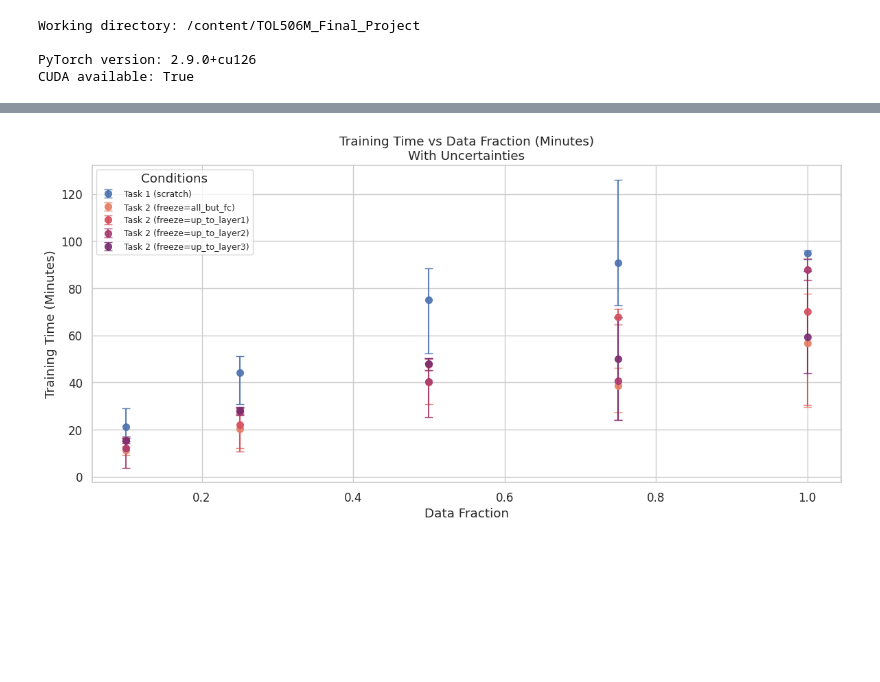
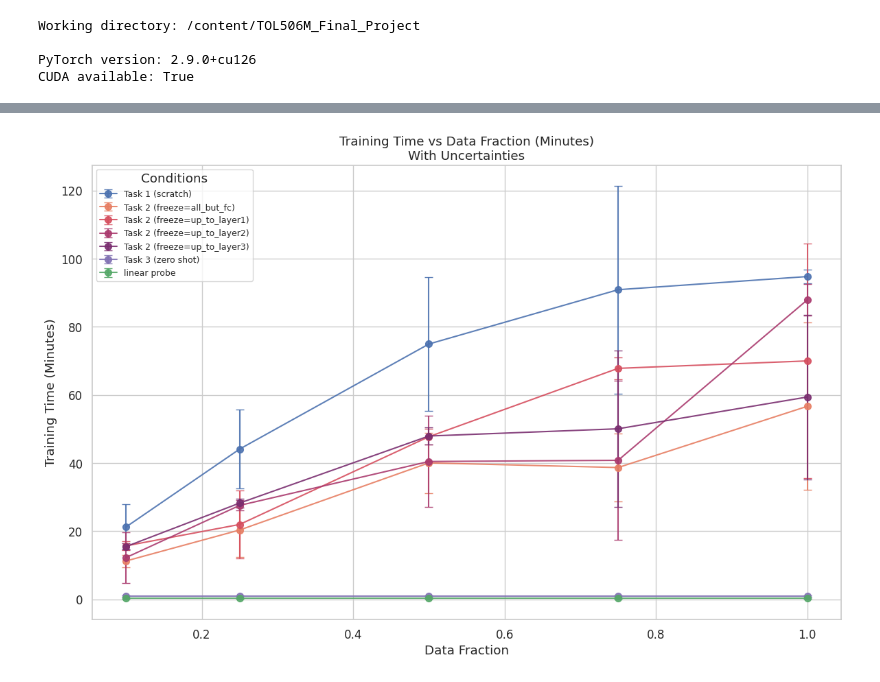
Before and after one commit to LuizaRamos/TOL506M_Final_Project, a Jupyter notebook: notebooks/04_learning_curves.ipynb, the cells around one changed output, grey strips where cells are left out. Saved outputs shown, nothing was run; the diff lists cells and outputs as text; code cells hidden in the pictures; blank space fills up the shorter version.

```diff
--- a/notebooks/04_learning_curves.ipynb
+++ b/notebooks/04_learning_curves.ipynb
@@ -31,23 +31,14 @@ import os
 import subprocess
 import importlib
 import json
-import time
-import random
 import matplotlib.pyplot as plt
 import seaborn as sns
 import numpy as np
 import pandas as pd
 from pathlib import Path
-from collections import Counter, defaultdict
-from PIL import Image
-from typing import Dict, List, Tuple
+from collections import defaultdict
 
 import torch
-import torch.nn as nn
-from torch.utils.data import Subset, DataLoader
-from torchvision import datasets, transforms
-import torch.optim as optim
-from torch.optim.lr_scheduler import ReduceLROnPlateau, CosineAnnealingLR
 
 project_root = Path.cwd()
 if project_root.name != "TOL506M_Final_Project":
@@ -71,7 +62,7 @@ if str(project_root) not in sys.path:
 
 # Plot styling
 sns.set_style("whitegrid")
-plt.rcParams.update({"figure.figsize": (12, 6), "font.size": 12})
+plt.rcParams.update({"figure.figsize": (12, 8), "font.size": 12})
 
 print(f"\nPyTorch version: {torch.__version__}")
 print(f"CUDA available: {torch.cuda.is_available()}")
@@ -210,44 +406,49 @@ df
 # %%
 sns.set_theme(style="whitegrid", font_scale=1.1)
 
-plt.figure(figsize=(12, 6))
+plt.figure(figsize=(12, 8))
 
-# Define consistent palette:
+# Define consistent base palette
 palette = {
-    "Task 1 (scratch)": "C0"
+    "Task 1 (scratch)": "C0",
+    "Task 3 (zero shot)": "C4",
+    "linear probe": "C2",
 }
 
-# Identify Task 2 labels
-task2_labels = [label for label in df["label"].unique() if label != "Task 1 (scratch)"]
+# Identify Task 2 methods (everything that's not T1, T3, or linear probe)
+task2_methods = [
+    method for method in df["Method"].unique()
+    if method not in ["Task 1 (scratch)", "Task 3 (zero shot)", "linear probe"]
+]
 
-# Generate flare palette for the number of Task 2 categories
-flare_pal = sns.color_palette("flare", n_colors=len(task2_labels))
+# Palette for Task 2 freezing-layer modes
+flare_pal = sns.color_palette("flare", n_colors=len(task2_methods))
+for method, color in zip(task2_methods, flare_pal):
+    palette[method] = color
 
-# Assign flare colours to Task 2
-for label, color in zip(task2_labels, flare_pal):
-    palette[label] = color
+# Plot with error bars
+for method, subset in df.groupby("Method"):
+    # symmetric errors from "time uncertainty"
+    yerr = subset["time uncertainty"].values
 
-# Plot (scatter only; error bars added manually)
-for label, subset in df.groupby("label"):
     plt.errorbar(
         subset["data_fraction"],
-        subset["time_min"],
-        yerr=[subset["err_low"], subset["err_high"]],
-        fmt="o",
+        subset["time"],
+        yerr=yerr,
+        fmt="o-",
         markersize=7,
-        linestyle="none",
         capsize=4,
-        label=label,
-        color=palette[label],
-        alpha=0.9
+        label=method,
+        color=palette.get(method, "C7"),
+        alpha=0.9,
     )
 
 plt.title("Training Time vs Data Fraction (Minutes)\nWith Uncertainties")
 plt.xlabel("Data Fraction")
 plt.ylabel("Training Time (Minutes)")
 plt.legend(title="Conditions", fontsize=9)
 plt.tight_layout()
 plt.savefig("results/plots/training_times_plot.png", dpi=600, bbox_inches="tight")
 plt.show()
 # %% [output]
-[figure, old version]
+[figure, new version]
```
Also changed, not shown: parts of 7 cells of this notebook.
